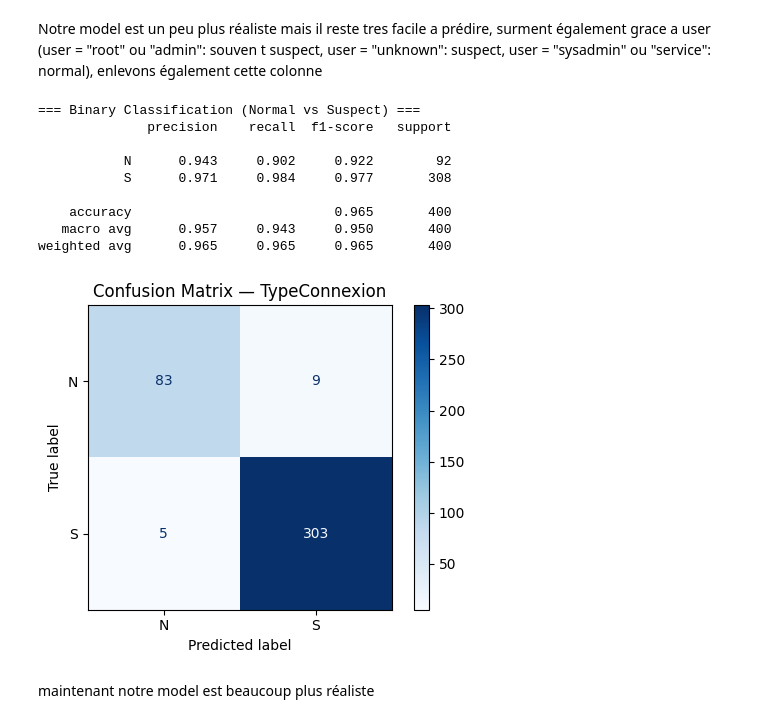
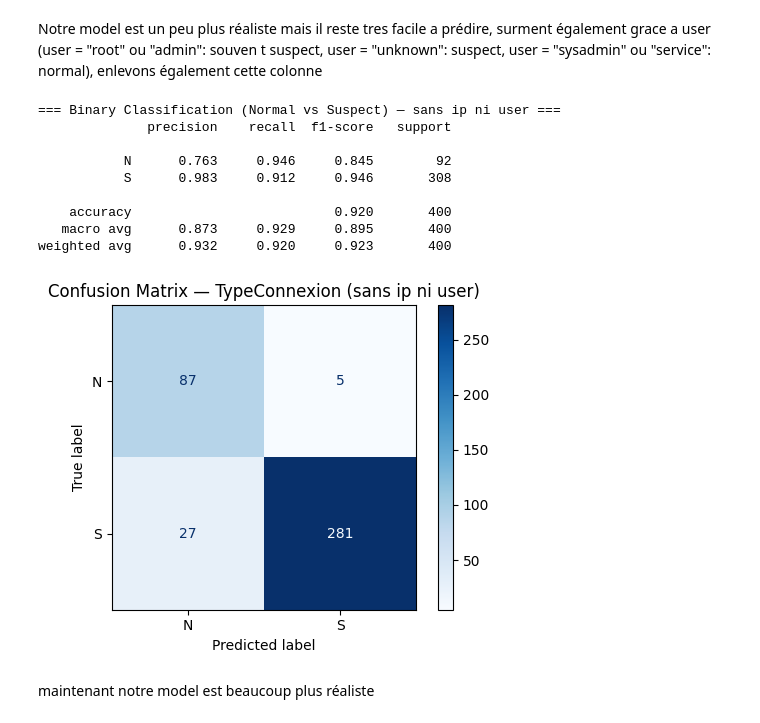
Before and after one commit to ChloeDaunas/Projet-Machine-Learning, a Jupyter notebook: Project_ML.ipynb, the cells around one changed output. Cells and saved outputs as stored; diff of their text form; code cells hidden in the pictures.

```diff
--- a/Project_ML.ipynb
+++ b/Project_ML.ipynb
@@ -373,64 +349,62 @@ weighted avg      0.995     0.995     0.995       400
 Notre model est un peu plus réaliste mais il reste tres facile a prédire, surment également grace a user (user = "root" ou "admin": souven t suspect, user = "unknown": suspect, user = "sysadmin" ou "service": normal), enlevons également cette colonne
 # %%
 from sklearn.compose import ColumnTransformer
-from sklearn.preprocessing import OneHotEncoder
 from sklearn.pipeline import Pipeline
 from sklearn.linear_model import LogisticRegression
 from sklearn.metrics import classification_report, ConfusionMatrixDisplay
 from sklearn.model_selection import train_test_split
+from sklearn.impute import SimpleImputer
 import matplotlib.pyplot as plt
 
+y_bin = df["connection_type"]
+X_bin = df.drop(columns=["connection_type", "Content", "ip", "user"])
 
-y_bin = df["connection_type"] #colonne à prédire
-X_bin = df.drop(columns=["connection_type", "Content","ip",'user'])  # toutes les autres colonnes pour predire connection_type
-
-# different traitement selon le type de colonne
-num_cols  = ["port","Hour", "conn_per_hour"]
+num_cols  = ["port", "Hour", "conn_per_hour"]
 bool_cols = ["preauth"]
 
-# Préprocessing
-prepro = ColumnTransformer([
-    ("num",  "passthrough", num_cols),
-    ("bool", "passthrough", bool_cols),
+# on gère les NaN uniquement dans les colonnes numériques
+num_transformer = Pipeline(steps=[
+    ("imputer", SimpleImputer(strategy="median")),
 ])
 
-# Pipeline
-model = Pipeline([
-    ("prep", prepro),
-    ("LR", LogisticRegression(max_iter=300))
+preprocessor = ColumnTransformer(
+    transformers=[
+        ("num", num_transformer, num_cols),
+        ("bool", "passthrough", bool_cols),
+    ]
+)
+
+X_train, X_test, y_train, y_test = train_test_split(
+    X_bin, y_bin, test_size=0.2, random_state=42, stratify=y_bin
+)
+
+model = Pipeline(steps=[
+    ("preprocess", preprocessor),
+    ("clf", LogisticRegression(max_iter=500))
 ])
 
-# Train/test split
-X_train, X_test, y_train, y_test = train_test_split(
-    X_bin, y_bin, test_size=0.20, random_state=42, stratify=y_bin
-)
-
-# Entraînement
 model.fit(X_train, y_train)
-
-# Prédiction
 y_pred = model.predict(X_test)
 
-print("=== Binary Classification (Normal vs Suspect) ===")
+print("=== Binary Classification (Normal vs Suspect) — sans ip ni user ===")
 print(classification_report(y_test, y_pred, digits=3))
 
-# Matrice de confusion
 fig, ax = plt.subplots(figsize=(5,4))
 ConfusionMatrixDisplay.from_predictions(y_test, y_pred, ax=ax, cmap="Blues")
-ax.set_title("Confusion Matrix — TypeConnexion")
+ax.set_title("Confusion Matrix — TypeConnexion (sans ip ni user)")
 plt.tight_layout()
 plt.show()
 # %% [output]
-=== Binary Classification (Normal vs Suspect) ===
+=== Binary Classification (Normal vs Suspect) — sans ip ni user ===
               precision    recall  f1-score   support
 
-           N      0.943     0.902     0.922        92
-           S      0.971     0.984     0.977       308
+           N      0.763     0.946     0.845        92
+           S      0.983     0.912     0.946       308
 
-    accuracy                          0.965       400
-   macro avg      0.957     0.943     0.950       400
-weighted avg      0.965     0.965     0.965       400
+    accuracy                          0.920       400
+   macro avg      0.873     0.929     0.895       400
+weighted avg      0.932     0.920     0.923       400
-[figure, old version]
+[figure, new version]
 # %% [markdown]
 maintenant notre model est beaucoup plus réaliste
 # %% [markdown]
```
Also changed, not shown: parts of 16 cells of this notebook.
